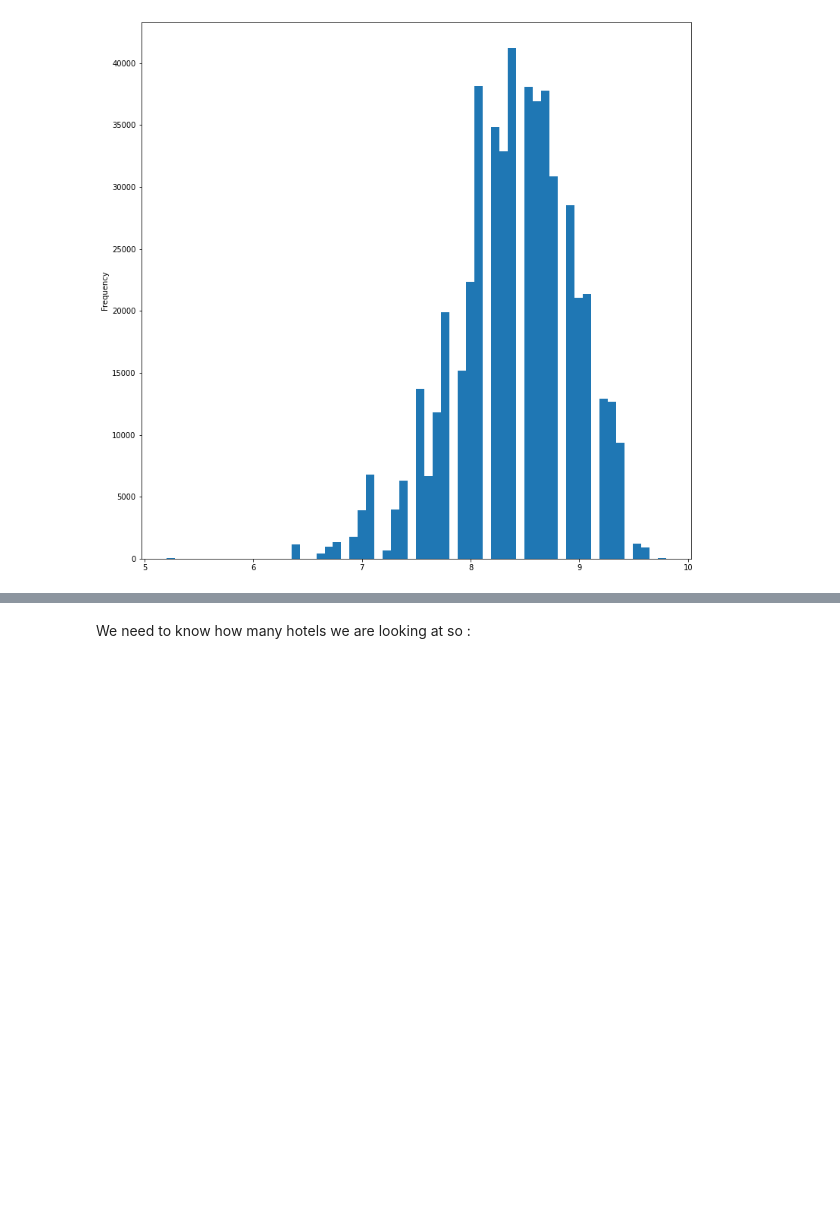
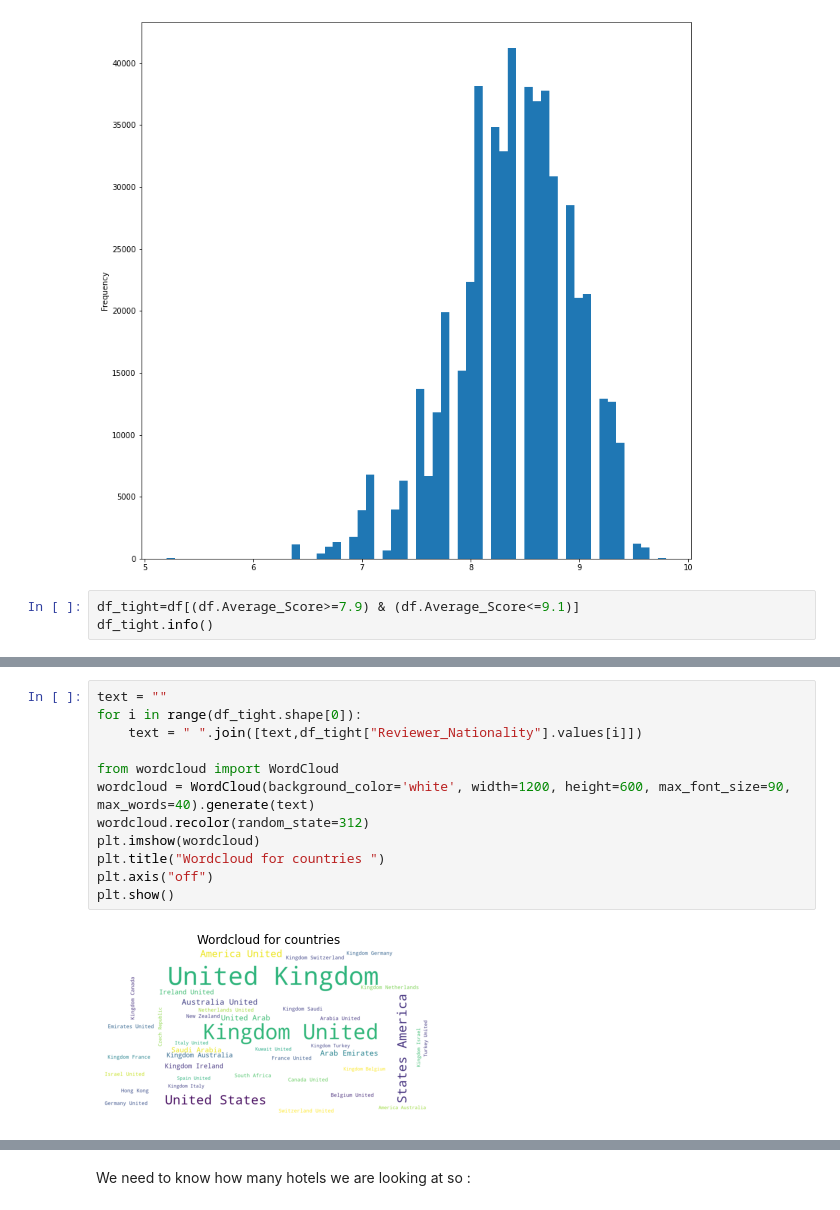
Before and after one commit to ArvindRajen/Conceptual_Analysis, a Jupyter notebook: Hotel_Reviews_EDA.ipynb, the cells around one changed output, grey strips where cells are left out. Drawn from its saved outputs; the diff is of its cells as text; blank space fills up the shorter version.

```diff
--- a/Hotel_Reviews_EDA.ipynb
+++ b/Hotel_Reviews_EDA.ipynb
@@ -46,3 +46,6 @@ df.Average_Score.plot(kind='hist',bins=60,figsize=(13,13))
 plt.show()
 # %% [output]
 [figure]
+# %%
+df_tight=df[(df.Average_Score>=7.9) & (df.Average_Score<=9.1)]
+df_tight.info()
@@ -48,0 +70,14 @@ plt.show()
+# %%
+text = ""
+for i in range(df_tight.shape[0]):
+    text = " ".join([text,df_tight["Reviewer_Nationality"].values[i]])
+
+from wordcloud import WordCloud
+wordcloud = WordCloud(background_color='white', width=1200, height=600, max_font_size=90, max_words=40).generate(text)
+wordcloud.recolor(random_state=312)
+plt.imshow(wordcloud)
+plt.title("Wordcloud for countries ")
+plt.axis("off")
+plt.show()
+# %% [output]
+[figure, added]
```
Also changed, not shown: parts of 2 cells of this notebook.
